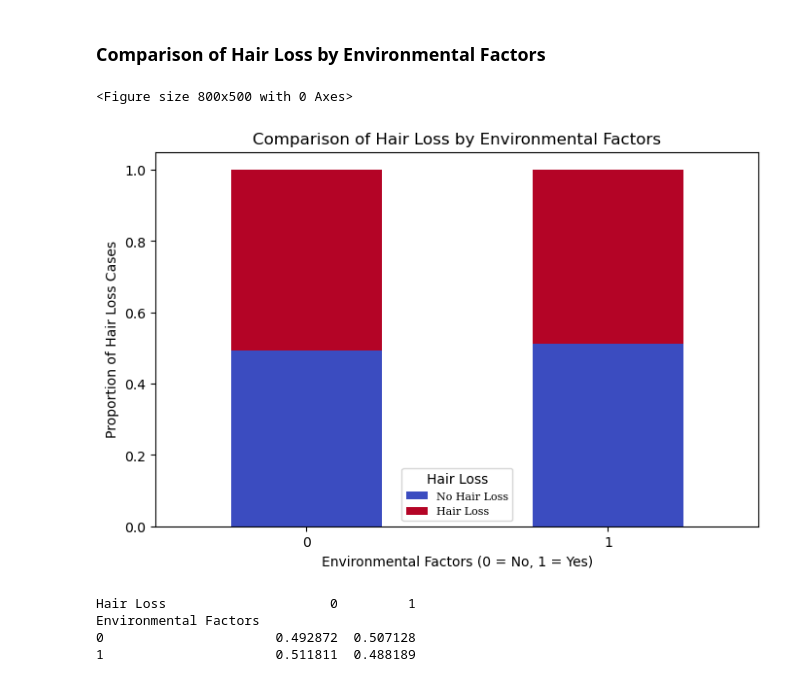
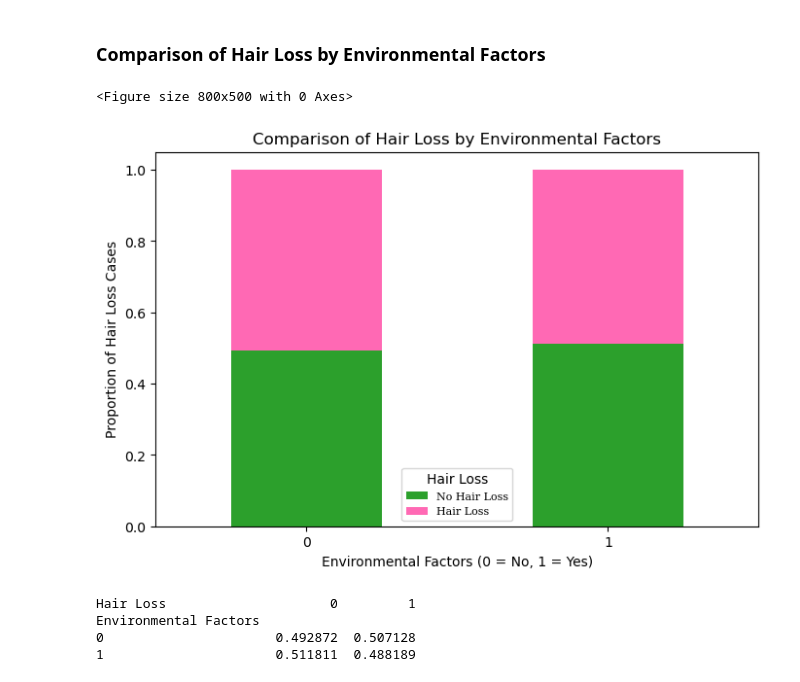
Before and after one commit to alekson-code/PredictHairFall_Final_AA, a Jupyter notebook: PredictHairFall_Final_AA.ipynb, the cells around one changed output. Cells and saved outputs as stored; diff of their text form; code cells hidden in the pictures.

```diff
--- a/PredictHairFall_Final_AA.ipynb
+++ b/PredictHairFall_Final_AA.ipynb
@@ -162,22 +161,25 @@ Weight Loss
 # %%
 #Compute the percentage of hair loss occurrences for Environmental Factors
 Environmental_Factors_hairloss = df.groupby("Environmental Factors")["Hair Loss"].value_counts(normalize=True).unstack()
 
+custom_colors = ["#2ca02c", "#FF69B4"]  # Green for No Hair Loss, Hot Pink for Hair Loss
+
 # Plot the relationship
 plt.figure(figsize=(8, 5))
-Environmental_Factors_hairloss.plot(kind='bar', stacked=True, colormap="coolwarm", figsize=(8,5))
+Environmental_Factors_hairloss.plot(kind='bar', stacked=True, color=custom_colors, figsize=(8,5))
+#Environmental_Factors_hairloss.plot(kind='bar', stacked=True, colormap="coolwarm", figsize=(8,5))
 plt.title("Comparison of Hair Loss by Environmental Factors")
 plt.xlabel("Environmental Factors (0 = No, 1 = Yes)")
 plt.ylabel("Proportion of Hair Loss Cases")
 plt.legend(title="Hair Loss", labels=["No Hair Loss", "Hair Loss"],  prop={'family': 'serif', 'size': 8})
 plt.xticks(rotation=0)
 plt.show()
 
 # Display numerical summary
 print(Environmental_Factors_hairloss)
 # %% [output]
 <Figure size 800x500 with 0 Axes>
-[figure, old version]
+[figure, new version]
 Hair Loss                     0         1
 Environmental Factors
 0                      0.492872  0.507128
```
Also changed, not shown: parts of 1 cell of this notebook.
